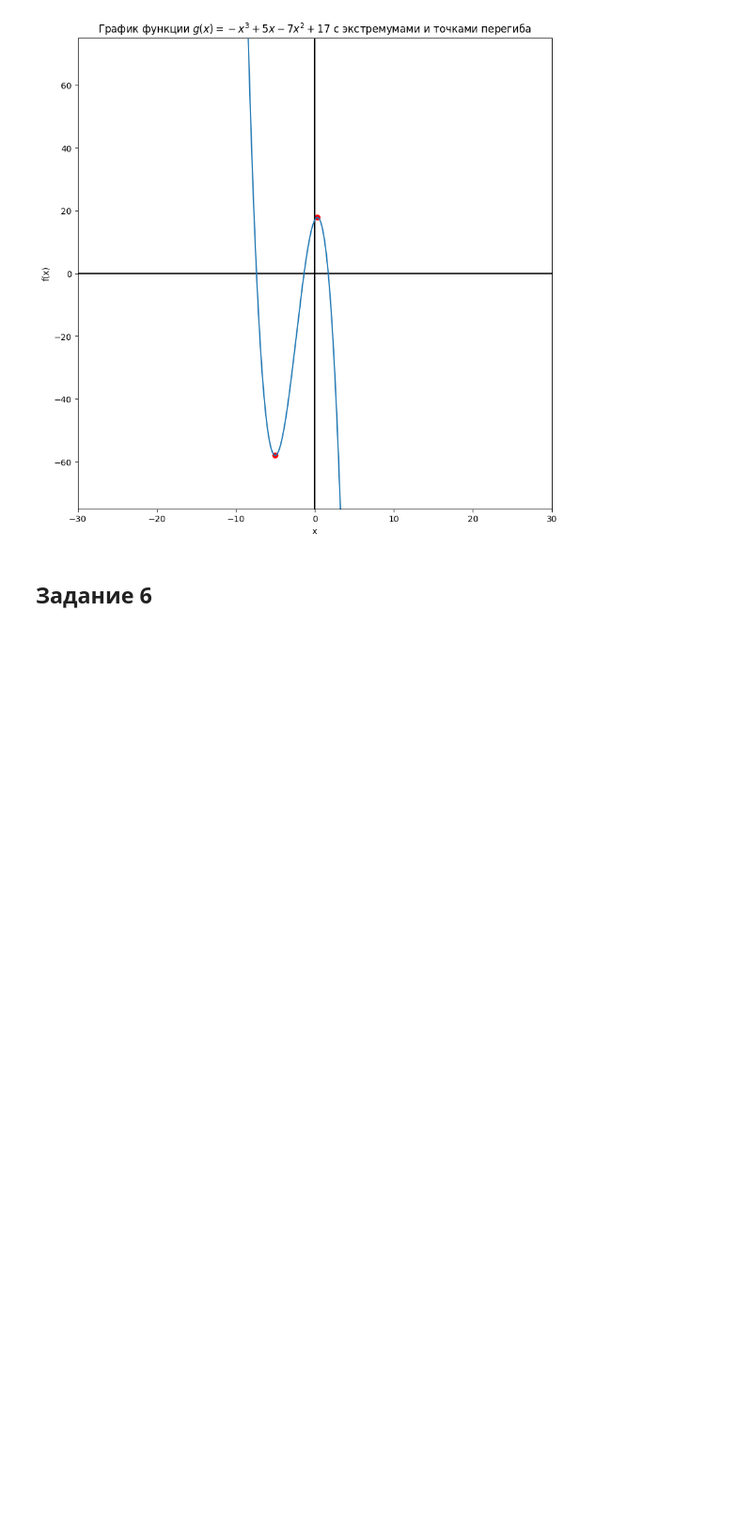
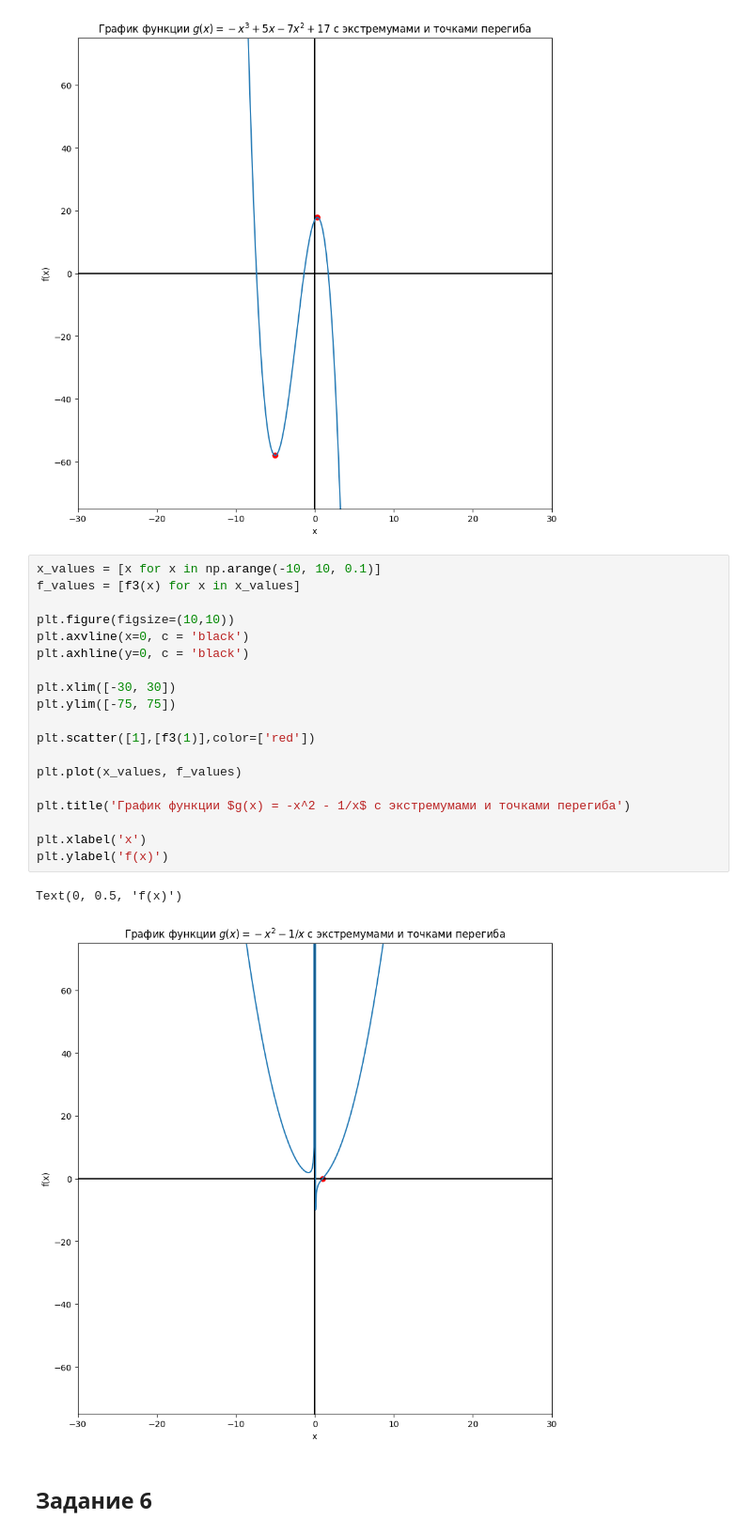
Before and after one commit to olegoid/MLDS_math_2022, a Jupyter notebook: Домашки/mlhs_math_practice_01.ipynb, the cells around one changed output. Shown at 94% size. Drawn from its saved outputs; the diff is of its cells as text; blank space fills up the shorter version.

```diff
--- a/Домашки/mlhs_math_practice_01.ipynb
+++ b/Домашки/mlhs_math_practice_01.ipynb
@@ -292,6 +292,28 @@ plt.ylabel('f(x)')
 # %% [output]
 Text(0, 0.5, 'f(x)')
 [figure]
+# %%
+x_values = [x for x in np.arange(-10, 10, 0.1)]
+f_values = [f3(x) for x in x_values]
+
+plt.figure(figsize=(10,10))
+plt.axvline(x=0, c = 'black')
+plt.axhline(y=0, c = 'black')
+
+plt.xlim([-30, 30])
+plt.ylim([-75, 75])
+
+plt.scatter([1],[f3(1)],color=['red'])
+
+plt.plot(x_values, f_values)
+
+plt.title('График функции $g(x) = -x^2 - 1/x$ c экстремумами и точками перегиба')
+
+plt.xlabel('x')
+plt.ylabel('f(x)')
+# %% [output]
+Text(0, 0.5, 'f(x)')
+[figure, added]
 # %% [markdown]
 ## Задание 6
 # %% [markdown]
```
